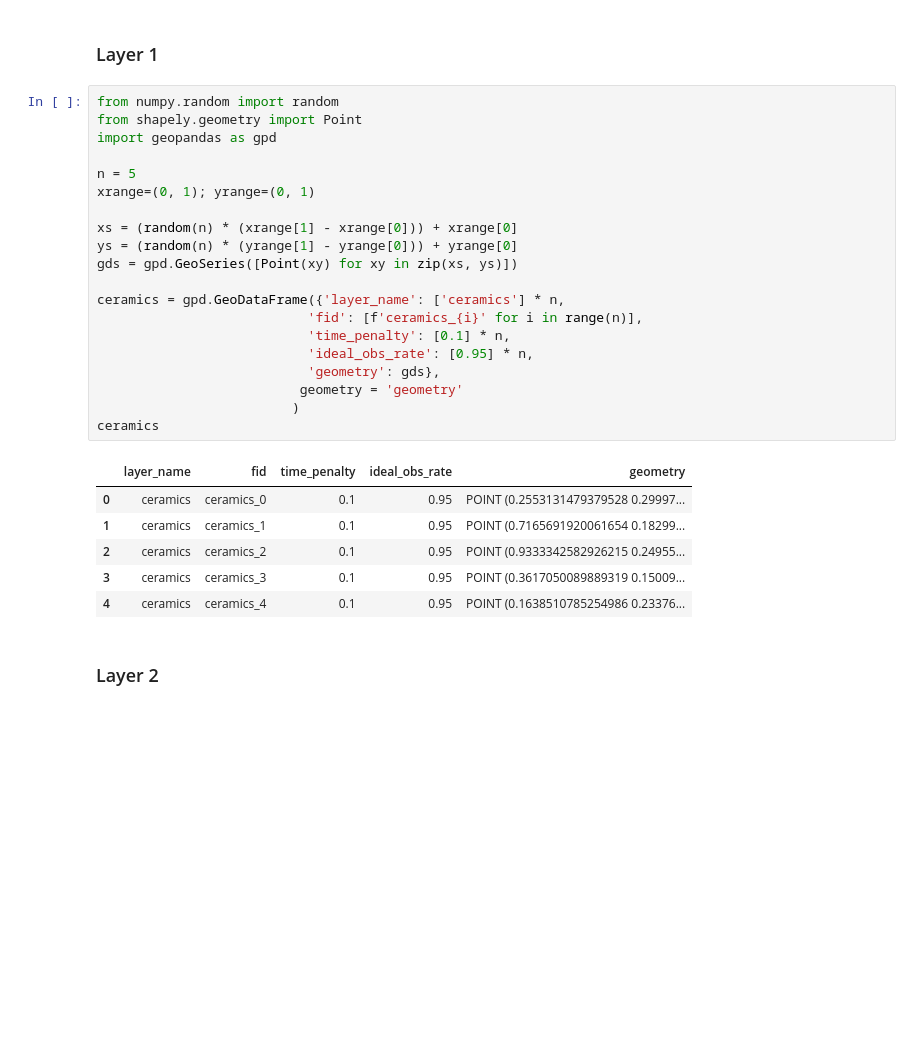
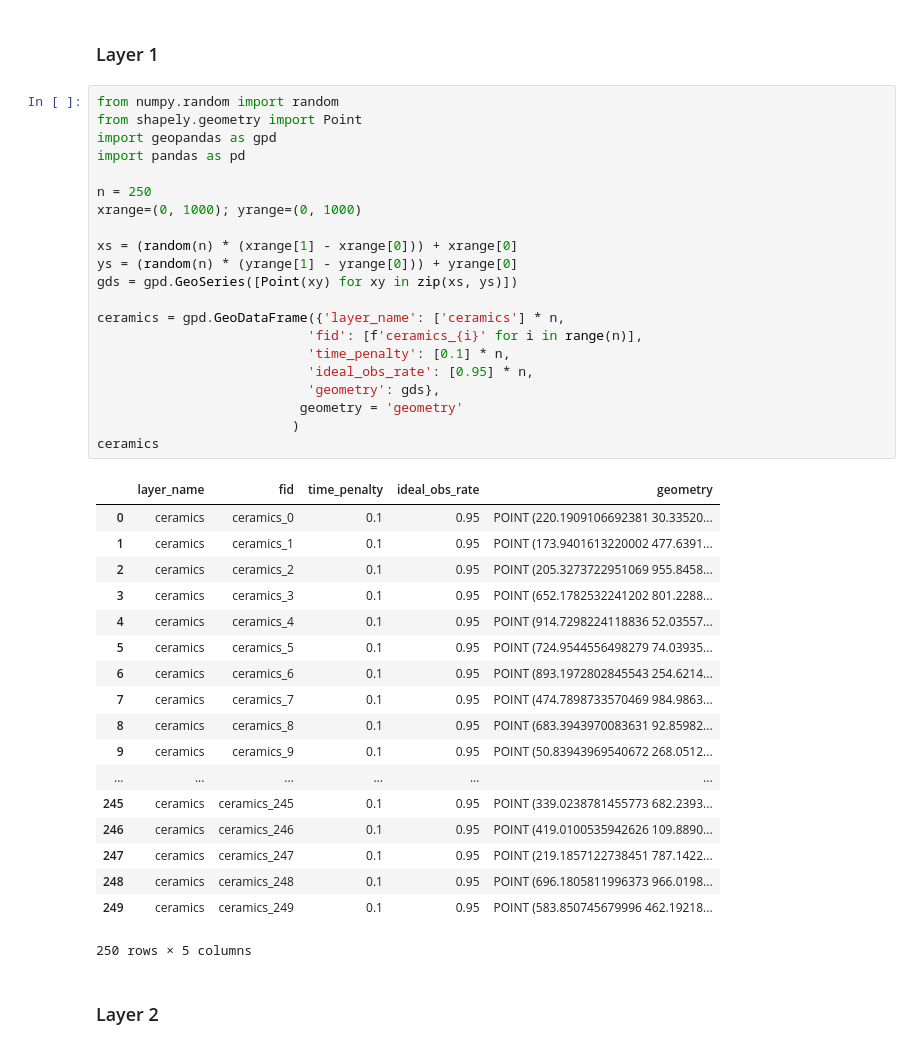
Before and after one commit to deppen8/prospect, a Jupyter notebook: notebooks/basic_building_blocks.ipynb, the cells around one changed output. Cells and saved outputs as stored; diff of their text form; blank space fills up the shorter version.

```diff
--- a/notebooks/basic_building_blocks.ipynb
+++ b/notebooks/basic_building_blocks.ipynb
@@ -174,30 +174,43 @@ c = coverage.plot()
 # %%
 from numpy.random import random
 from shapely.geometry import Point
 import geopandas as gpd
+import pandas as pd
 
-n = 5
-xrange=(0, 1); yrange=(0, 1)
+n = 250
+xrange=(0, 1000); yrange=(0, 1000)
 
 xs = (random(n) * (xrange[1] - xrange[0])) + xrange[0]
 ys = (random(n) * (yrange[1] - yrange[0])) + yrange[0]
 gds = gpd.GeoSeries([Point(xy) for xy in zip(xs, ys)])
 
 ceramics = gpd.GeoDataFrame({'layer_name': ['ceramics'] * n,
                            'fid': [f'ceramics_{i}' for i in range(n)],
                            'time_penalty': [0.1] * n,
                            'ideal_obs_rate': [0.95] * n,
                            'geometry': gds},
                           geometry = 'geometry'
                          )
 ceramics
 # %% [output]
 |  | layer_name | fid | time_penalty | ideal_obs_rate | geometry |
-| 0 | ceramics | ceramics_0 | 0.1 | 0.95 | POINT (0.2553131479379528 0.29997... |
-| 1 | ceramics | ceramics_1 | 0.1 | 0.95 | POINT (0.7165691920061654 0.18299... |
-| 2 | ceramics | ceramics_2 | 0.1 | 0.95 | POINT (0.9333342582926215 0.24955... |
-| 3 | ceramics | ceramics_3 | 0.1 | 0.95 | POINT (0.3617050089889319 0.15009... |
-| 4 | ceramics | ceramics_4 | 0.1 | 0.95 | POINT (0.1638510785254986 0.23376... |
+| 0 | ceramics | ceramics_0 | 0.1 | 0.95 | POINT (220.1909106692381 30.33520... |
+| 1 | ceramics | ceramics_1 | 0.1 | 0.95 | POINT (173.9401613220002 477.6391... |
+| 2 | ceramics | ceramics_2 | 0.1 | 0.95 | POINT (205.3273722951069 955.8458... |
+| 3 | ceramics | ceramics_3 | 0.1 | 0.95 | POINT (652.1782532241202 801.2288... |
+| 4 | ceramics | ceramics_4 | 0.1 | 0.95 | POINT (914.7298224118836 52.03557... |
+| 5 | ceramics | ceramics_5 | 0.1 | 0.95 | POINT (724.9544556498279 74.03935... |
+| 6 | ceramics | ceramics_6 | 0.1 | 0.95 | POINT (893.1972802845543 254.6214... |
+| 7 | ceramics | ceramics_7 | 0.1 | 0.95 | POINT (474.7898733570469 984.9863... |
+| 8 | ceramics | ceramics_8 | 0.1 | 0.95 | POINT (683.3943970083631 92.85982... |
+| 9 | ceramics | ceramics_9 | 0.1 | 0.95 | POINT (50.83943969540672 268.0512... |
+| ... | ... | ... | ... | ... | ... |
+| 245 | ceramics | ceramics_245 | 0.1 | 0.95 | POINT (339.0238781455773 682.2393... |
+| 246 | ceramics | ceramics_246 | 0.1 | 0.95 | POINT (419.0100535942626 109.8890... |
+| 247 | ceramics | ceramics_247 | 0.1 | 0.95 | POINT (219.1857122738451 787.1422... |
+| 248 | ceramics | ceramics_248 | 0.1 | 0.95 | POINT (696.1805811996373 966.0198... |
+| 249 | ceramics | ceramics_249 | 0.1 | 0.95 | POINT (583.850745679996 462.19218... |
+250 rows × 5 columns
 # %% [markdown]
 ### Layer 2
 # %%
```
Also changed, not shown: parts of 16 cells of this notebook.
